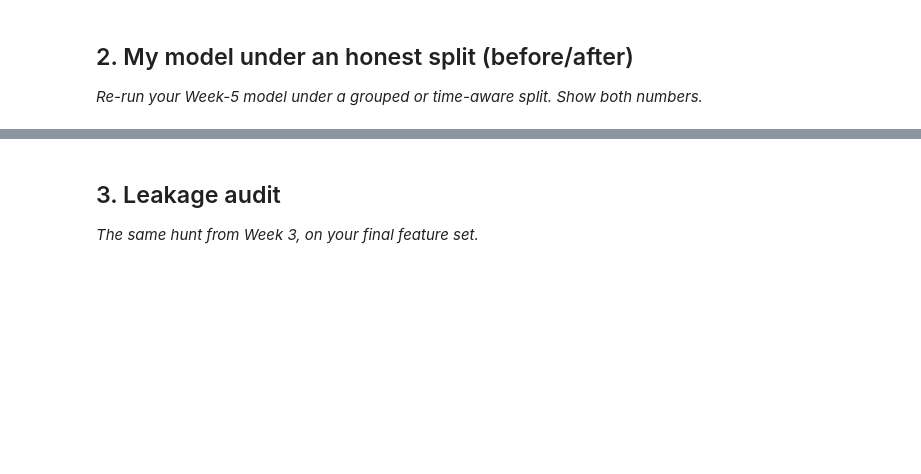
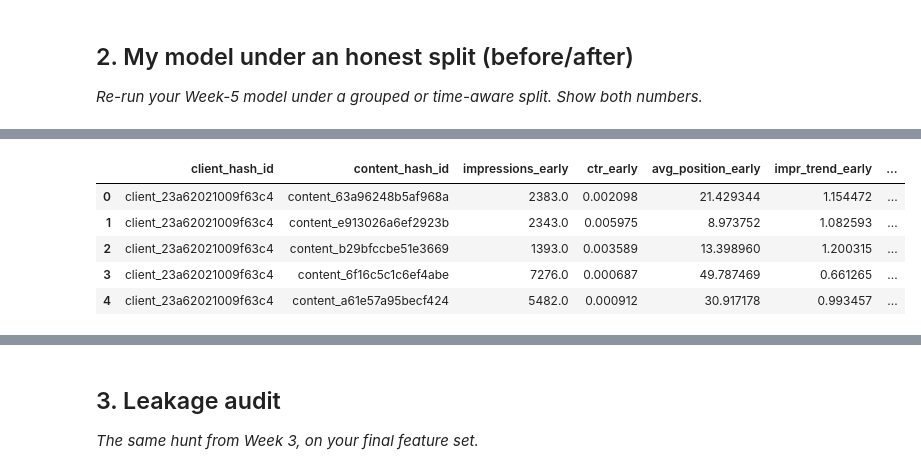
Before and after one commit to janaadarwish/flyrank-ml-internship, a Jupyter notebook: work/notebooks/w06_validation_audit.ipynb, the cells around one changed output, grey strips where cells are left out. Drawn from its saved outputs; the diff is of its cells as text; code cells hidden in the pictures; blank space fills up the shorter version.

```diff
--- a/work/notebooks/w06_validation_audit.ipynb
+++ b/work/notebooks/w06_validation_audit.ipynb
@@ -29,0 +67,80 @@ I'm asking these as practice at the next level of rigor, the way I'd want my own
+# %%
+
+df = con.sql(f"""
+WITH early AS (
+    SELECT
+        client_hash_id,
+        content_hash_id,
+        SUM(gsc_impressions) AS impressions_early,
+        SUM(gsc_clicks) AS clicks_early,
+        AVG(gsc_avg_position) AS avg_position_early,
+
+        SUM(gsc_impressions) FILTER (
+            WHERE report_date <= DATE '2026-03-10'
+        ) AS imp_h1,
+
+        SUM(gsc_impressions) FILTER (
+            WHERE report_date > DATE '2026-03-10'
+        ) AS imp_h2
+
+    FROM read_parquet('{FACT}')
+    WHERE gsc_data_available IS TRUE
+      AND report_date BETWEEN DATE '2026-03-01'
+                          AND DATE '2026-03-20'
+    GROUP BY 1, 2
+),
+
+late AS (
+    SELECT
+        client_hash_id,
+        content_hash_id,
+        SUM(gsc_clicks) AS clicks_late
+
+    FROM read_parquet('{FACT}')
+    WHERE gsc_data_available IS TRUE
+      AND report_date BETWEEN DATE '2026-03-21'
+                          AND DATE '2026-03-31'
+    GROUP BY 1, 2
+)
+
+SELECT
+    e.client_hash_id,
+    e.content_hash_id,
+    e.impressions_early,
+
+    e.clicks_early * 1.0 /
+        NULLIF(e.impressions_early, 0) AS ctr_early,
+
+    e.avg_position_early,
+
+    (COALESCE(e.imp_h2, 0) + 1.0) /
+        (COALESCE(e.imp_h1, 0) + 1.0) AS impr_trend_early,
+
+    DATE '2026-03-20' - c.content_updated_date
+        AS days_since_update,
+
+    c.search_volume,
+
+    (COALESCE(l.clicks_late, 0) / 11.0)
+        < 0.8 * (e.clicks_early / 20.0) AS label
+
+FROM early e
+
+JOIN read_parquet('{DIM_CONTENT}') c
+    USING (client_hash_id, content_hash_id)
+
+LEFT JOIN late l
+    USING (client_hash_id, content_hash_id)
+
+WHERE e.clicks_early >= 5
+  AND c.content_updated_date <= DATE '2026-03-20'
+
+""").df()
+
+df["label"] = df["label"].astype(int)
+df["days_since_update"] = df["days_since_update"].astype(float)
+df["search_volume"] = df["search_volume"].astype(float)
+
+print("Dataset shape:", df.shape)
+display(df.head())
+# %% [output]
@@ -29,0 +148,6 @@ I'm asking these as practice at the next level of rigor, the way I'd want my own
+|  | client_hash_id | content_hash_id | impressions_early | ctr_early | avg_position_early | impr_trend_early | ... |
+| 0 | client_23a62021009f63c4 | content_63a96248b5af968a | 2383.0 | 0.002098 | 21.429344 | 1.154472 | ... |
+| 1 | client_23a62021009f63c4 | content_e913026a6ef2923b | 2343.0 | 0.005975 | 8.973752 | 1.082593 | ... |
+| 2 | client_23a62021009f63c4 | content_b29bfccbe51e3669 | 1393.0 | 0.003589 | 13.398960 | 1.200315 | ... |
+| 3 | client_23a62021009f63c4 | content_6f16c5c1c6ef4abe | 7276.0 | 0.000687 | 49.787469 | 0.661265 | ... |
+| 4 | client_23a62021009f63c4 | content_a61e57a95becf424 | 5482.0 | 0.000912 | 30.917178 | 0.993457 | ... |
```
Also changed, not shown: parts of 28 cells of this notebook.
